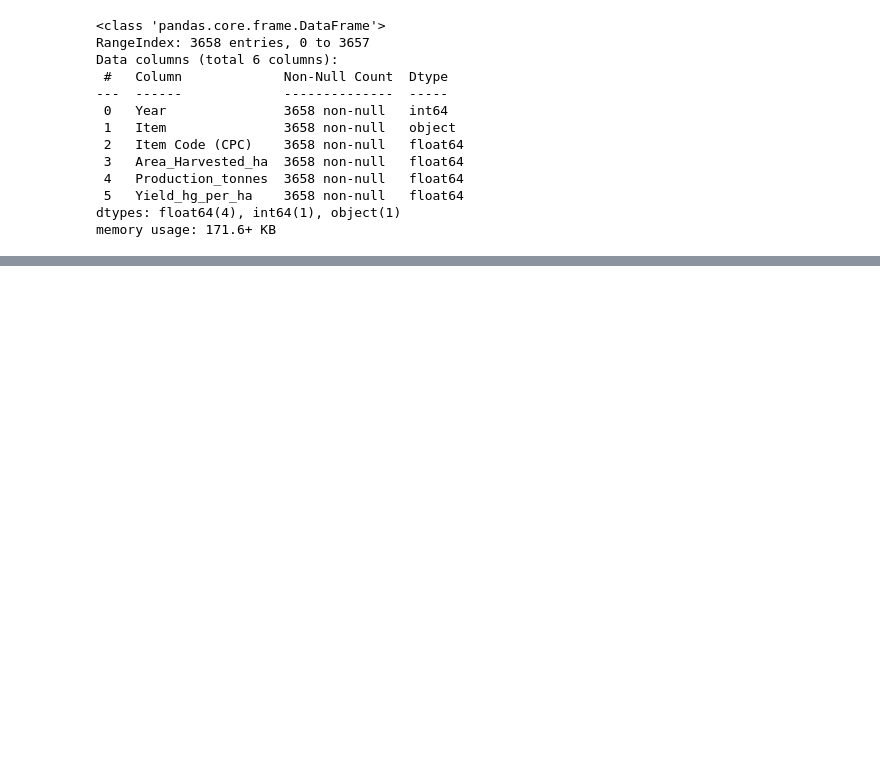
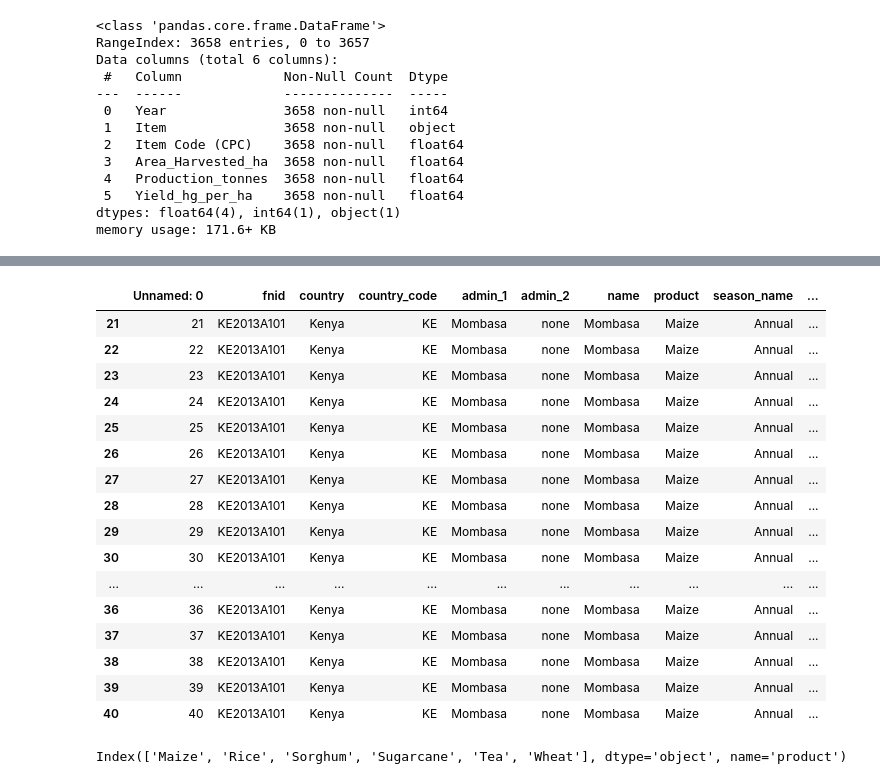
Before and after one commit to sheillamacharia/Regional_Crop_Yield_Prediction_Kenya, a Jupyter notebook: Notebooks/Sheilla.ipynb, the cells around one changed output, grey strips where cells are left out. Saved outputs shown, nothing was run; the diff lists cells and outputs as text; code cells hidden in the pictures; blank space fills up the shorter version.

Commit message:
Merged the datasets

```diff
--- a/Notebooks/Sheilla.ipynb
+++ b/Notebooks/Sheilla.ipynb
@@ -284,0 +362,31 @@ memory usage: 171.6+ KB
+# %%
+# Next we merge the kenya crops and the region yield data on the product column using the six crops we selected for our analysis
+selected_crops = ['Maize', 'Wheat', 'Rice', 'Tea', 'Sugarcane', 'Sorghum']
+
+Kenya_Crops = Kenya_Crops[Kenya_Crops['product'].isin(selected_crops)]
+Region_Yield = Region_Yield[Region_Yield['product'].isin(selected_crops)]
+# %%
+Region_Yield.head(20)
+# %% [output]
+|  | Unnamed: 0 | fnid | country | country_code | admin_1 | admin_2 | name | product | season_name | ... |
+| 21 | 21 | KE2013A101 | Kenya | KE | Mombasa | none | Mombasa | Maize | Annual | ... |
+| 22 | 22 | KE2013A101 | Kenya | KE | Mombasa | none | Mombasa | Maize | Annual | ... |
+| 23 | 23 | KE2013A101 | Kenya | KE | Mombasa | none | Mombasa | Maize | Annual | ... |
+| 24 | 24 | KE2013A101 | Kenya | KE | Mombasa | none | Mombasa | Maize | Annual | ... |
+| 25 | 25 | KE2013A101 | Kenya | KE | Mombasa | none | Mombasa | Maize | Annual | ... |
+| 26 | 26 | KE2013A101 | Kenya | KE | Mombasa | none | Mombasa | Maize | Annual | ... |
+| 27 | 27 | KE2013A101 | Kenya | KE | Mombasa | none | Mombasa | Maize | Annual | ... |
+| 28 | 28 | KE2013A101 | Kenya | KE | Mombasa | none | Mombasa | Maize | Annual | ... |
+| 29 | 29 | KE2013A101 | Kenya | KE | Mombasa | none | Mombasa | Maize | Annual | ... |
+| 30 | 30 | KE2013A101 | Kenya | KE | Mombasa | none | Mombasa | Maize | Annual | ... |
+| ... | ... | ... | ... | ... | ... | ... | ... | ... | ... | ... |
+| 36 | 36 | KE2013A101 | Kenya | KE | Mombasa | none | Mombasa | Maize | Annual | ... |
+| 37 | 37 | KE2013A101 | Kenya | KE | Mombasa | none | Mombasa | Maize | Annual | ... |
+| 38 | 38 | KE2013A101 | Kenya | KE | Mombasa | none | Mombasa | Maize | Annual | ... |
+| 39 | 39 | KE2013A101 | Kenya | KE | Mombasa | none | Mombasa | Maize | Annual | ... |
+| 40 | 40 | KE2013A101 | Kenya | KE | Mombasa | none | Mombasa | Maize | Annual | ... |
+# %%
+Crops_Regional_Yield2 = Region_Yield['product'].value_counts().index.sort_values(ascending=True)
+Crops_Regional_Yield2
+# %% [output]
+Index(['Maize', 'Rice', 'Sorghum', 'Sugarcane', 'Tea', 'Wheat'], dtype='object', name='product')
```
Also changed, not shown: parts of 56 cells of this notebook.
